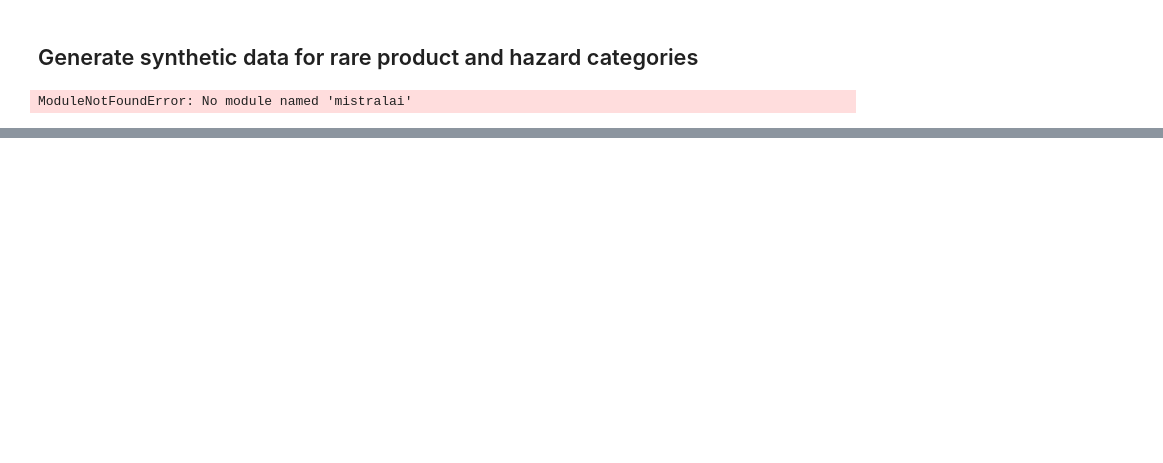
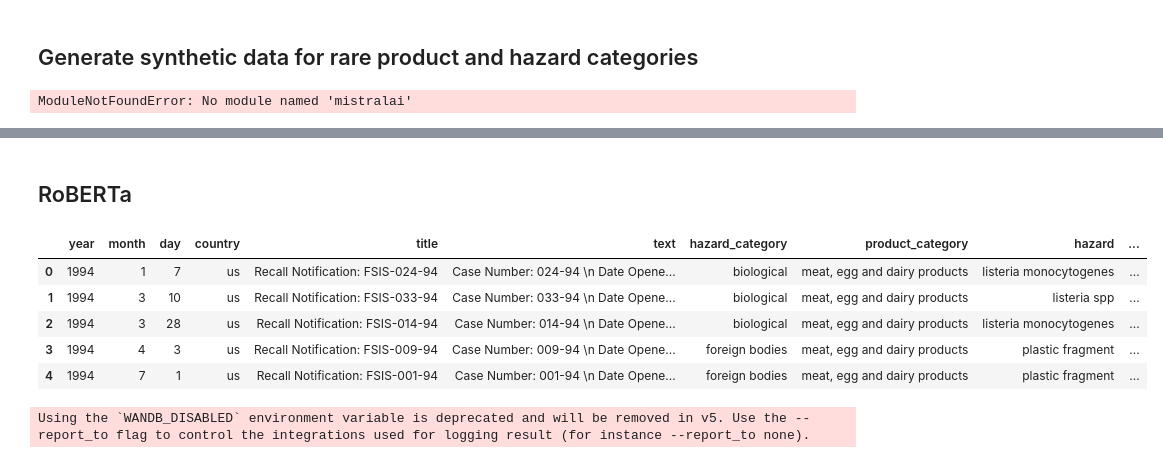
Before and after one commit to janmalyy/food-hazard-detection, a Jupyter notebook: main.ipynb, the cells around one changed output, grey strips where cells are left out. Drawn from its saved outputs; the diff is of its cells as text; code cells hidden in the pictures; blank space fills up the shorter version.

```diff
--- a/main.ipynb
+++ b/main.ipynb
@@ -342,0 +355,2 @@ f1_score(predictions_product.predictions.argmax(-1), testset_mirek_product["labe
+# %% [markdown]
+## RoBERTa
@@ -342,0 +359,9 @@ f1_score(predictions_product.predictions.argmax(-1), testset_mirek_product["labe
+# %%
+trainset.head()
+# %% [output]
+|  | year | month | day | country | title | text | hazard_category | product_category | hazard | ... |
+| 0 | 1994 | 1 | 7 | us | Recall Notification: FSIS-024-94 | Case Number: 024-94 \n Date Opene... | biological | meat, egg and dairy products | listeria monocytogenes | ... |
+| 1 | 1994 | 3 | 10 | us | Recall Notification: FSIS-033-94 | Case Number: 033-94 \n Date Opene... | biological | meat, egg and dairy products | listeria spp | ... |
+| 2 | 1994 | 3 | 28 | us | Recall Notification: FSIS-014-94 | Case Number: 014-94 \n Date Opene... | biological | meat, egg and dairy products | listeria monocytogenes | ... |
+| 3 | 1994 | 4 | 3 | us | Recall Notification: FSIS-009-94 | Case Number: 009-94 \n Date Opene... | foreign bodies | meat, egg and dairy products | plastic fragment | ... |
+| 4 | 1994 | 7 | 1 | us | Recall Notification: FSIS-001-94 | Case Number: 001-94 \n Date Opene... | foreign bodies | meat, egg and dairy products | plastic fragment | ... |
@@ -342,0 +377,9 @@ f1_score(predictions_product.predictions.argmax(-1), testset_mirek_product["labe
+# %%
+roberta_data_collator = DataCollatorWithPadding(tokenizer=roberta_tokenizer)
+
+roberta_training_args = TrainingArguments("test_trainer",
+                                  num_train_epochs=3,
+                                  weight_decay=0.01,
+                                  eval_strategy="epoch")
+# %% [output]
+Using the `WANDB_DISABLED` environment variable is deprecated and will be removed in v5. Use the --report_to flag to control the integrations used for logging result (for instance --report_to none).
```
Also changed, not shown: parts of 64 cells of this notebook.
